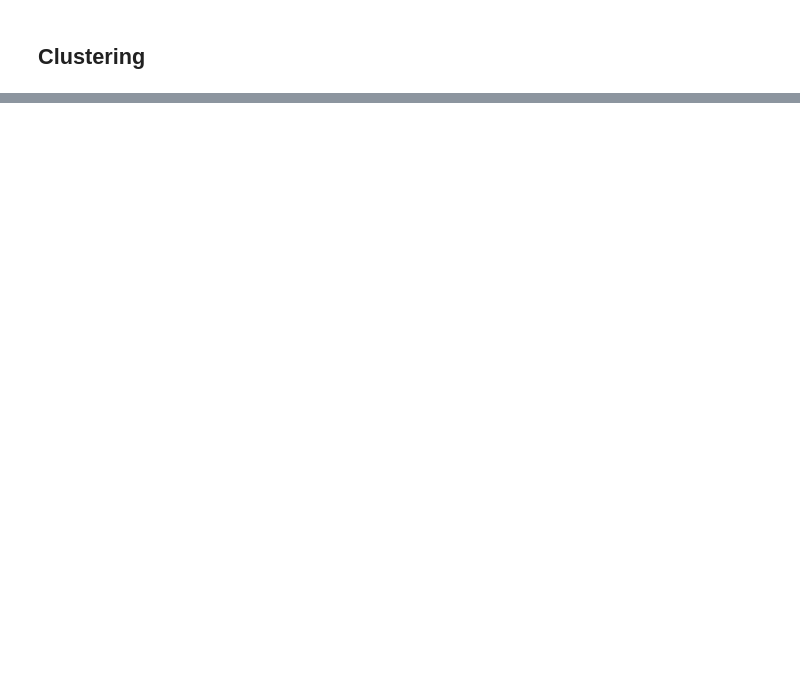
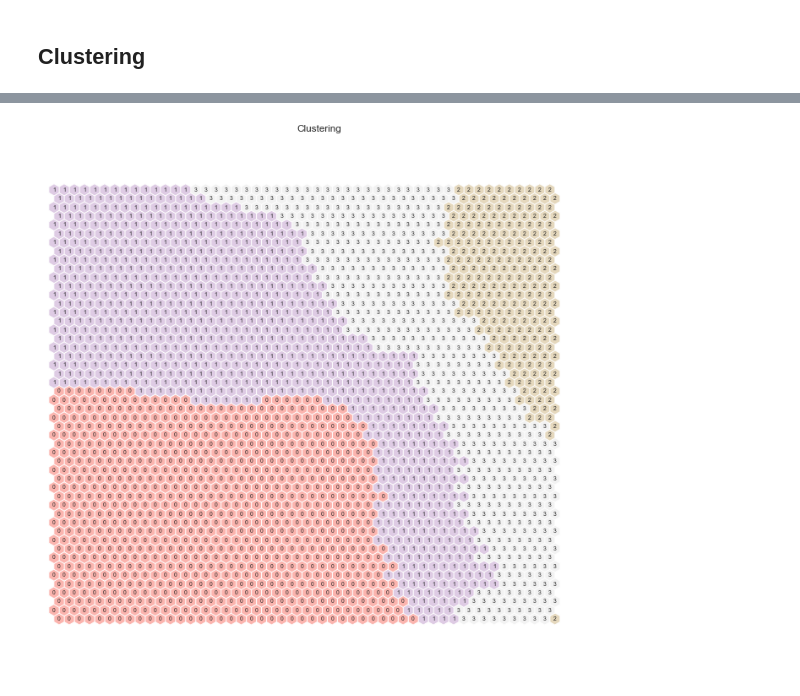
Before and after one commit to MarjorieKinney/bc1, a Jupyter notebook: wip/b/bc1-bm.ipynb, the cells around one changed output, grey strips where cells are left out. Saved outputs shown, nothing was run; the diff lists cells and outputs as text; code cells hidden in the pictures; blank space fills up the shorter version.

```diff
--- a/wip/b/bc1-bm.ipynb
+++ b/wip/b/bc1-bm.ipynb
@@ -554,0 +564,2 @@ df[wine_feats_dec].head(3)
+# %%
+df_wine = df[wine_feats_dec].copy()
@@ -554,0 +618,27 @@ df[wine_feats_dec].head(3)
+# %%
+# Setting seed parameter
+np.random.seed(42)
+
+# Training the SOM
+sm = sompy.SOMFactory().build(
+    df_wine.values,
+    mapsize=[50, 50],
+    initialization='random',
+    neighborhood='gaussian',
+    training='batch',
+    lattice='hexa',
+    component_names=wine_feats_dec
+)
+sm.train(n_job=-1, verbose='info', train_rough_len=100, train_finetune_len=100)
+# %%
+# Perform K-Means clustering on top of the 2500 untis (sm.get_node_vectors() output)
+kmeans = KMeans(n_clusters=4, init='k-means++', n_init=20, random_state=42)
+nodeclus_labels = kmeans.fit_predict(sm.codebook.matrix)
+sm.cluster_labels = nodeclus_labels  # setting the cluster labels of sompy
+
+hits = HitMapView(12, 12,"Clustering", text_size=10)
+hits.show(sm, anotate=True, onlyzeros=False, labelsize=7, cmap="Pastel1")
+
+plt.show()
+# %% [output]
+[figure, added]
```
Also changed, not shown: parts of 26 cells of this notebook.
